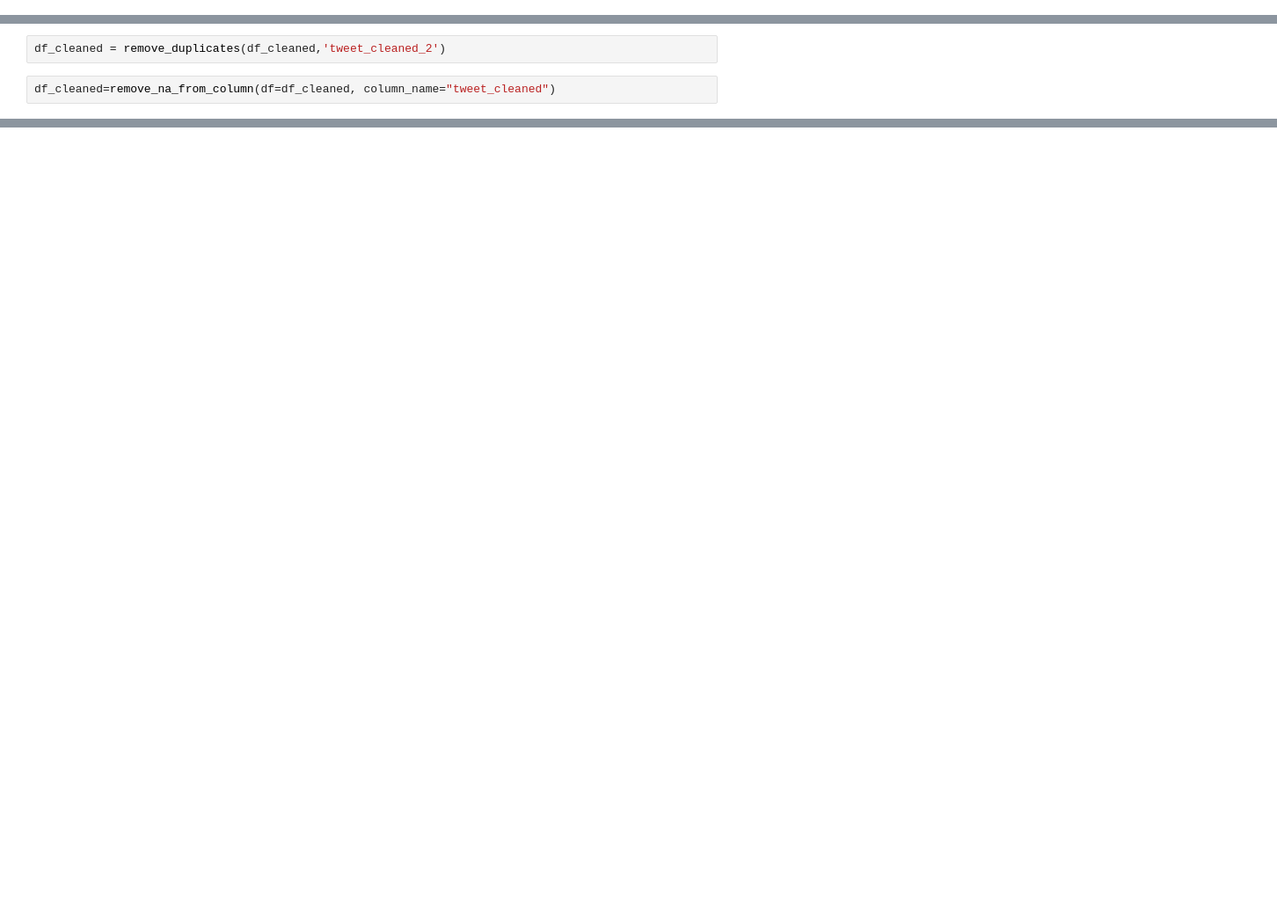
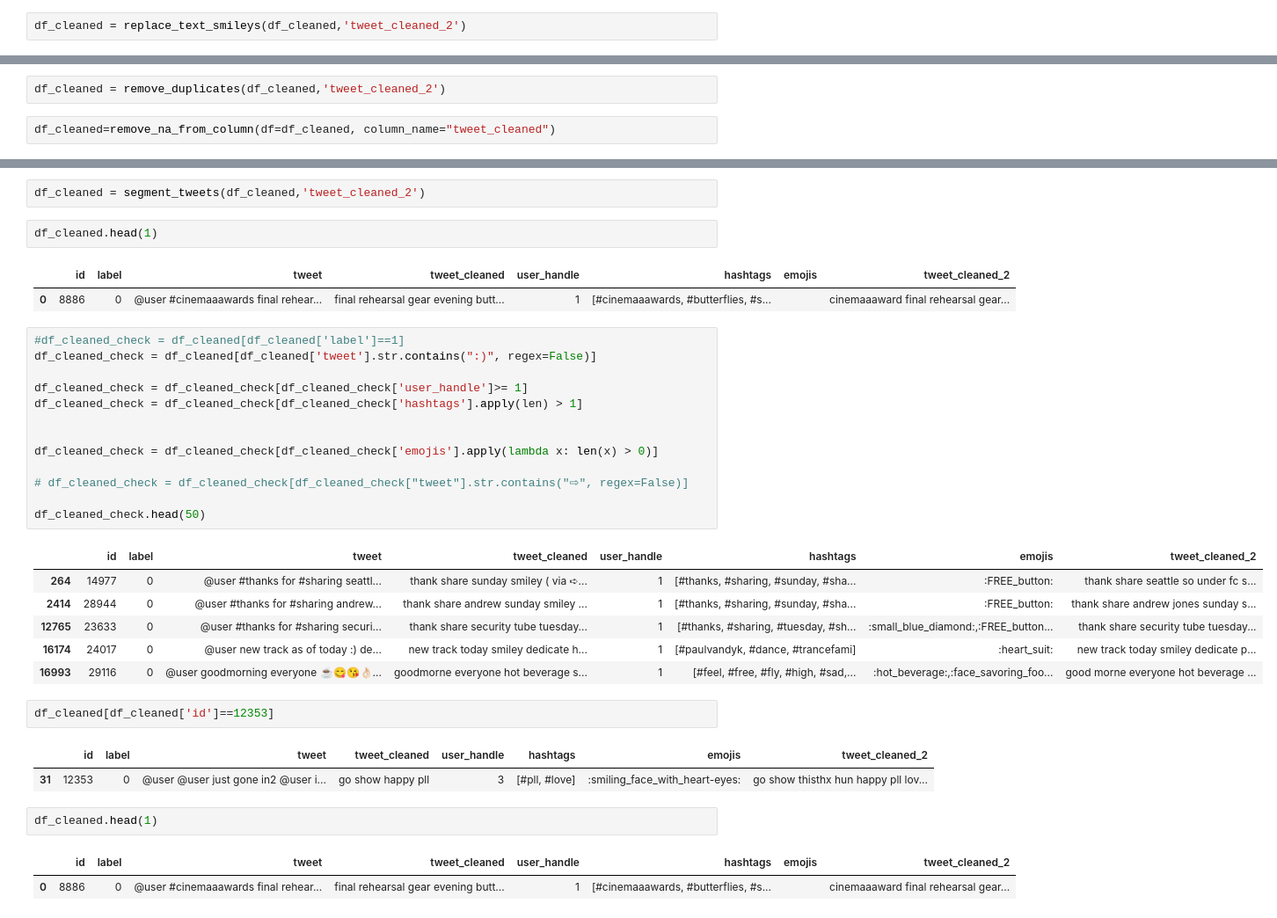
Before and after one commit to netGed/WebScience24, a Jupyter notebook: src/1. Explorative Analysis & Preprocessing/nasiba/notebooks/1_2_explore_data.ipynb, the cells around one changed output, grey strips where cells are left out. Shown: that part at 88% size. Saved outputs shown, nothing was run; the diff lists cells and outputs as text; blank space fills up the shorter version.

```diff
--- a/src/1. Explorative Analysis & Preprocessing/nasiba/notebooks/1_2_explore_data.ipynb
+++ b/src/1. Explorative Analysis & Preprocessing/nasiba/notebooks/1_2_explore_data.ipynb
@@ -681,6 +599,8 @@ df_cleaned = df_cleaned_origin.copy()
 # %%
 df_cleaned['tweet_cleaned_2'] = df_cleaned['tweet']
 df_cleaned = to_lowercase(df_cleaned,'tweet_cleaned_2')
+# %%
+df_cleaned = replace_text_smileys(df_cleaned,'tweet_cleaned_2')
 # %%
 df_cleaned = expand_shortcuts(df_cleaned,'tweet_cleaned_2')
 # %%
@@ -780,0 +693,37 @@ df_cleaned_check
+# %%
+df_cleaned = segment_tweets(df_cleaned,'tweet_cleaned_2')
+# %%
+df_cleaned.head(1)
+# %% [output]
+|  | id | label | tweet | tweet_cleaned | user_handle | hashtags | emojis | tweet_cleaned_2 |
+| 0 | 8886 | 0 | @user #cinemaaawards final rehear... | final rehearsal gear evening butt... | 1 | [#cinemaaawards, #butterflies, #s... |  | cinemaaaward final rehearsal gear... |
+# %%
+#df_cleaned_check = df_cleaned[df_cleaned['label']==1]
+df_cleaned_check = df_cleaned[df_cleaned['tweet'].str.contains(":)", regex=False)]
+
+df_cleaned_check = df_cleaned_check[df_cleaned_check['user_handle']>= 1]
+df_cleaned_check = df_cleaned_check[df_cleaned_check['hashtags'].apply(len) > 1]
+
+
+df_cleaned_check = df_cleaned_check[df_cleaned_check['emojis'].apply(lambda x: len(x) > 0)]
+
+# df_cleaned_check = df_cleaned_check[df_cleaned_check["tweet"].str.contains("⇨", regex=False)]
+
+df_cleaned_check.head(50)
+# %% [output]
+|  | id | label | tweet | tweet_cleaned | user_handle | hashtags | emojis | tweet_cleaned_2 |
+| 264 | 14977 | 0 | @user #thanks for #sharing seattl... | thank share sunday smiley ( via ➪... | 1 | [#thanks, #sharing, #sunday, #sha... | :FREE_button: | thank share seattle so under fc s... |
+| 2414 | 28944 | 0 | @user #thanks for #sharing andrew... | thank share andrew sunday smiley ... | 1 | [#thanks, #sharing, #sunday, #sha... | :FREE_button: | thank share andrew jones sunday s... |
+| 12765 | 23633 | 0 | @user #thanks for #sharing securi... | thank share security tube tuesday... | 1 | [#thanks, #sharing, #tuesday, #sh... | :small_blue_diamond:,:FREE_button... | thank share security tube tuesday... |
+| 16174 | 24017 | 0 | @user new track as of today :) de... | new track today smiley dedicate h... | 1 | [#paulvandyk, #dance, #trancefami] | :heart_suit: | new track today smiley dedicate p... |
+| 16993 | 29116 | 0 | @user goodmorning everyone ☕️😋😘👌🏻... | goodmorne everyone hot beverage s... | 1 | [#feel, #free, #fly, #high, #sad,... | :hot_beverage:,:face_savoring_foo... | good morne everyone hot beverage ... |
+# %%
+df_cleaned[df_cleaned['id']==12353]
+# %% [output]
+|  | id | label | tweet | tweet_cleaned | user_handle | hashtags | emojis | tweet_cleaned_2 |
+| 31 | 12353 | 0 | @user @user just gone in2 @user i... | go show happy pll | 3 | [#pll, #love] | :smiling_face_with_heart-eyes: | go show thisthx hun happy pll lov... |
+# %%
+df_cleaned.head(1)
+# %% [output]
+|  | id | label | tweet | tweet_cleaned | user_handle | hashtags | emojis | tweet_cleaned_2 |
+| 0 | 8886 | 0 | @user #cinemaaawards final rehear... | final rehearsal gear evening butt... | 1 | [#cinemaaawards, #butterflies, #s... |  | cinemaaaward final rehearsal gear... |
```
Also changed, not shown: parts of 20 cells of this notebook, 11 other files.
